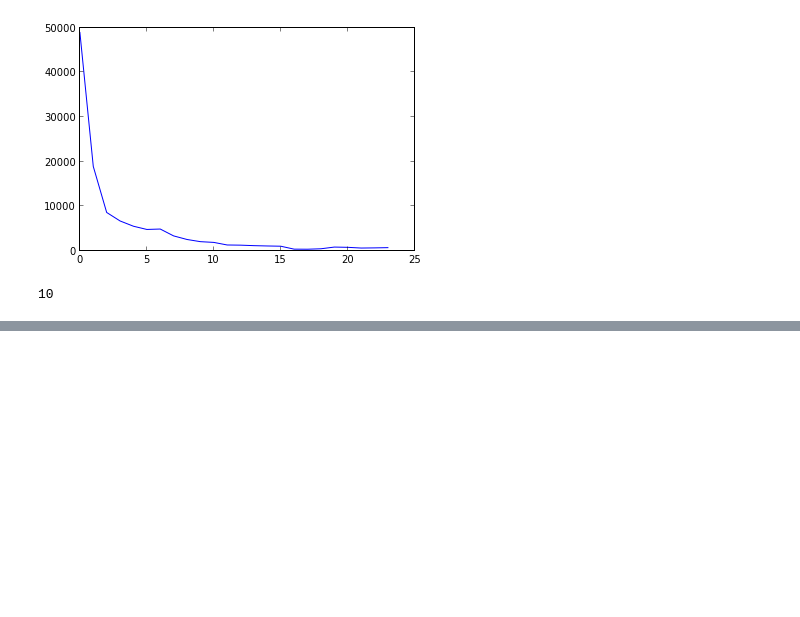
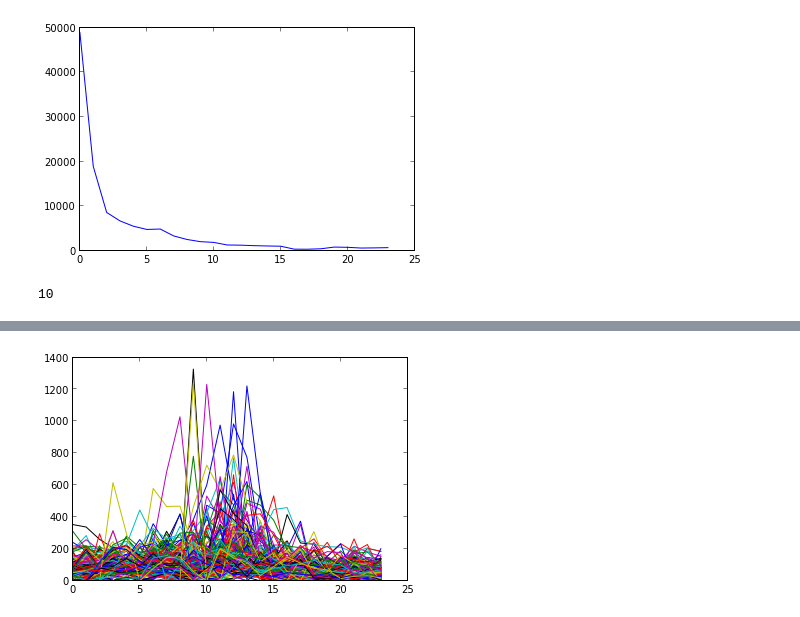
Before and after one commit to jscalderon3227/Tarea-4, a Jupyter notebook: Clusteringhomicidios.ipynb, the cells around one changed output, grey strips where cells are left out. Saved outputs shown, nothing was run; the diff lists cells and outputs as text; code cells hidden in the pictures; blank space fills up the shorter version.

```diff
--- a/Clusteringhomicidios.ipynb
+++ b/Clusteringhomicidios.ipynb
@@ -122,0 +231,7 @@ print(matrizcambiodebase)
+# %%
+for i in range(numdatos):
+    if vectoridentificacion3[i]==1:
+        plot(informacion[i,:])
+#segundo centro
+# %% [output]
+[figure, added]
```
Also changed, not shown: parts of 21 cells of this notebook.
